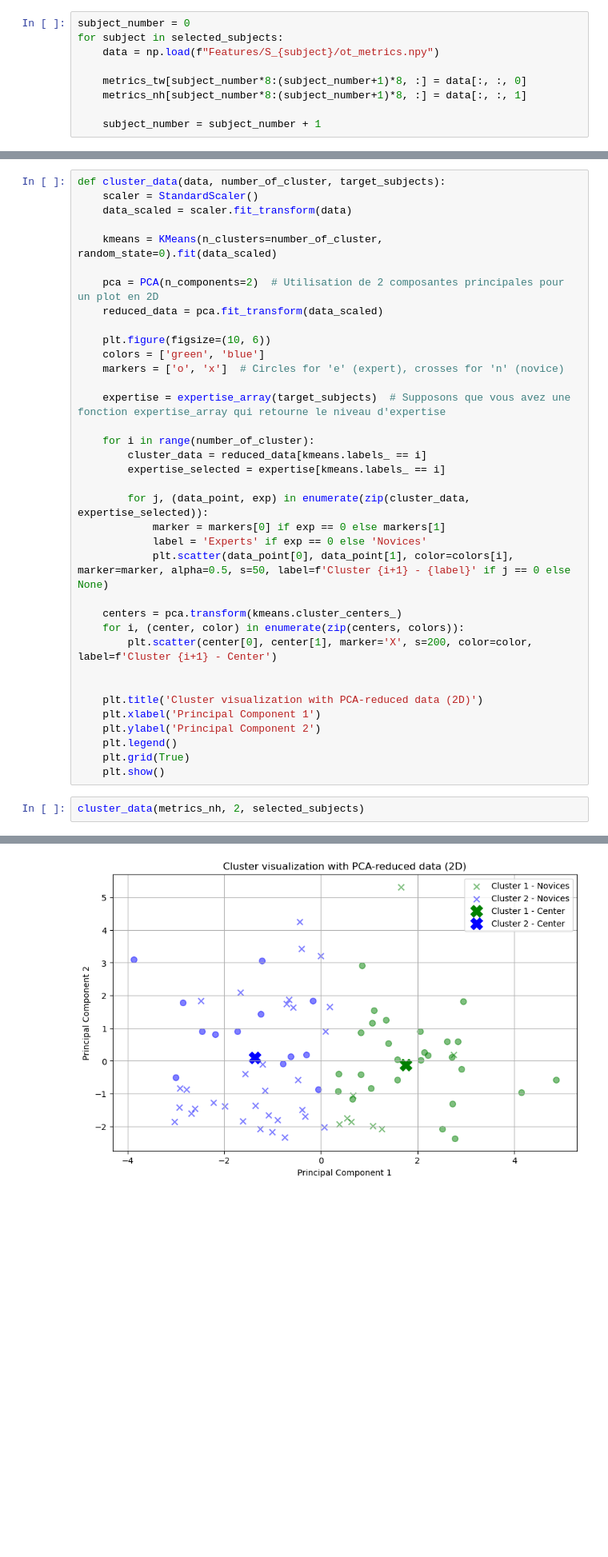
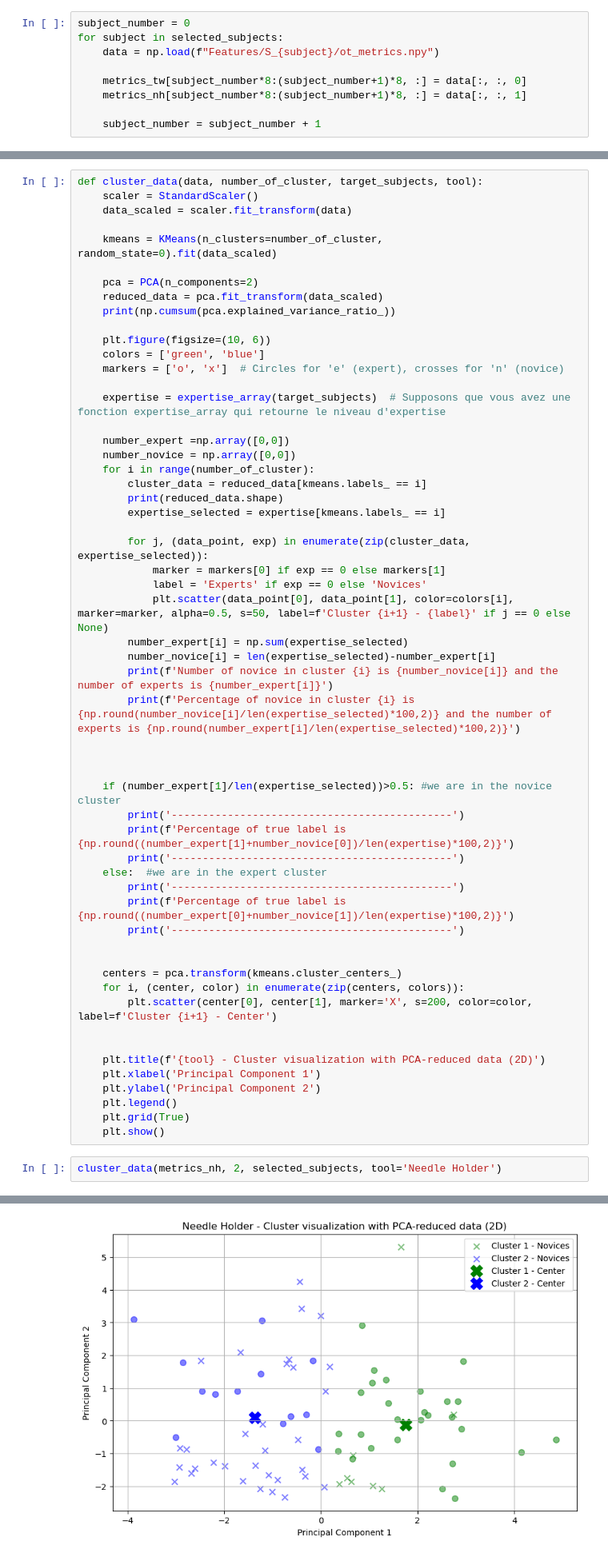
Before and after one commit to gv21/Project_LASA, a Jupyter notebook: step4_exploration.ipynb, the cells around one changed output, grey strips where cells are left out. Shown at 80% size. Cells and saved outputs as stored; diff of their text form; blank space fills up the shorter version.

```diff
--- a/step4_exploration.ipynb
+++ b/step4_exploration.ipynb
@@ -97,12 +103,13 @@ def cluster_data(data, number_of_cluster, target_subjects):
 # %%
-def cluster_data(data, number_of_cluster, target_subjects):
+def cluster_data(data, number_of_cluster, target_subjects, tool):
     scaler = StandardScaler()
     data_scaled = scaler.fit_transform(data)
 
     kmeans = KMeans(n_clusters=number_of_cluster, random_state=0).fit(data_scaled)
 
-    pca = PCA(n_components=2)  # Utilisation de 2 composantes principales pour un plot en 2D
+    pca = PCA(n_components=2)
     reduced_data = pca.fit_transform(data_scaled)
+    print(np.cumsum(pca.explained_variance_ratio_))
 
     plt.figure(figsize=(10, 6))
     colors = ['green', 'blue']
@@ -110,26 +117,45 @@ def cluster_data(data, number_of_cluster, target_subjects):
 
     expertise = expertise_array(target_subjects)  # Supposons que vous avez une fonction expertise_array qui retourne le niveau d'expertise
 
+    number_expert =np.array([0,0])
+    number_novice = np.array([0,0])
     for i in range(number_of_cluster):
         cluster_data = reduced_data[kmeans.labels_ == i]
+        print(reduced_data.shape)
         expertise_selected = expertise[kmeans.labels_ == i]
 
         for j, (data_point, exp) in enumerate(zip(cluster_data, expertise_selected)):
             marker = markers[0] if exp == 0 else markers[1]
             label = 'Experts' if exp == 0 else 'Novices'
             plt.scatter(data_point[0], data_point[1], color=colors[i], marker=marker, alpha=0.5, s=50, label=f'Cluster {i+1} - {label}' if j == 0 else None)
+        number_expert[i] = np.sum(expertise_selected)
+        number_novice[i] = len(expertise_selected)-number_expert[i]
+        print(f'Number of novice in cluster {i} is {number_novice[i]} and the number of experts is {number_expert[i]}')
+        print(f'Percentage of novice in cluster {i} is {np.round(number_novice[i]/len(expertise_selected)*100,2)} and the number of experts is {np.round(number_expert[i]/len(expertise_selected)*100,2)}')
+
+
+
+    if (number_expert[1]/len(expertise_selected))>0.5: #we are in the novice cluster
+        print('---------------------------------------------')
+        print(f'Percentage of true label is {np.round((number_expert[1]+number_novice[0])/len(expertise)*100,2)}')
+        print('---------------------------------------------')
+    else:  #we are in the expert cluster
+        print('---------------------------------------------')
+        print(f'Percentage of true label is {np.round((number_expert[0]+number_novice[1])/len(expertise)*100,2)}')
+        print('---------------------------------------------')
+
 
     centers = pca.transform(kmeans.cluster_centers_)
     for i, (center, color) in enumerate(zip(centers, colors)):
         plt.scatter(center[0], center[1], marker='X', s=200, color=color, label=f'Cluster {i+1} - Center')
 
 
-    plt.title('Cluster visualization with PCA-reduced data (2D)')
+    plt.title(f'{tool} - Cluster visualization with PCA-reduced data (2D)')
     plt.xlabel('Principal Component 1')
     plt.ylabel('Principal Component 2')
     plt.legend()
     plt.grid(True)
     plt.show()
 # %%
-cluster_data(metrics_nh, 2, selected_subjects)
+cluster_data(metrics_nh, 2, selected_subjects, tool='Needle Holder')
 # %% [output]
@@ -136,2 +172,2 @@ cluster_data(metrics_nh, 2, selected_subjects)
-[figure, old version]
+[figure, new version]
 # %%
```
Also changed, not shown: parts of 10 cells of this notebook, 3 other files.
